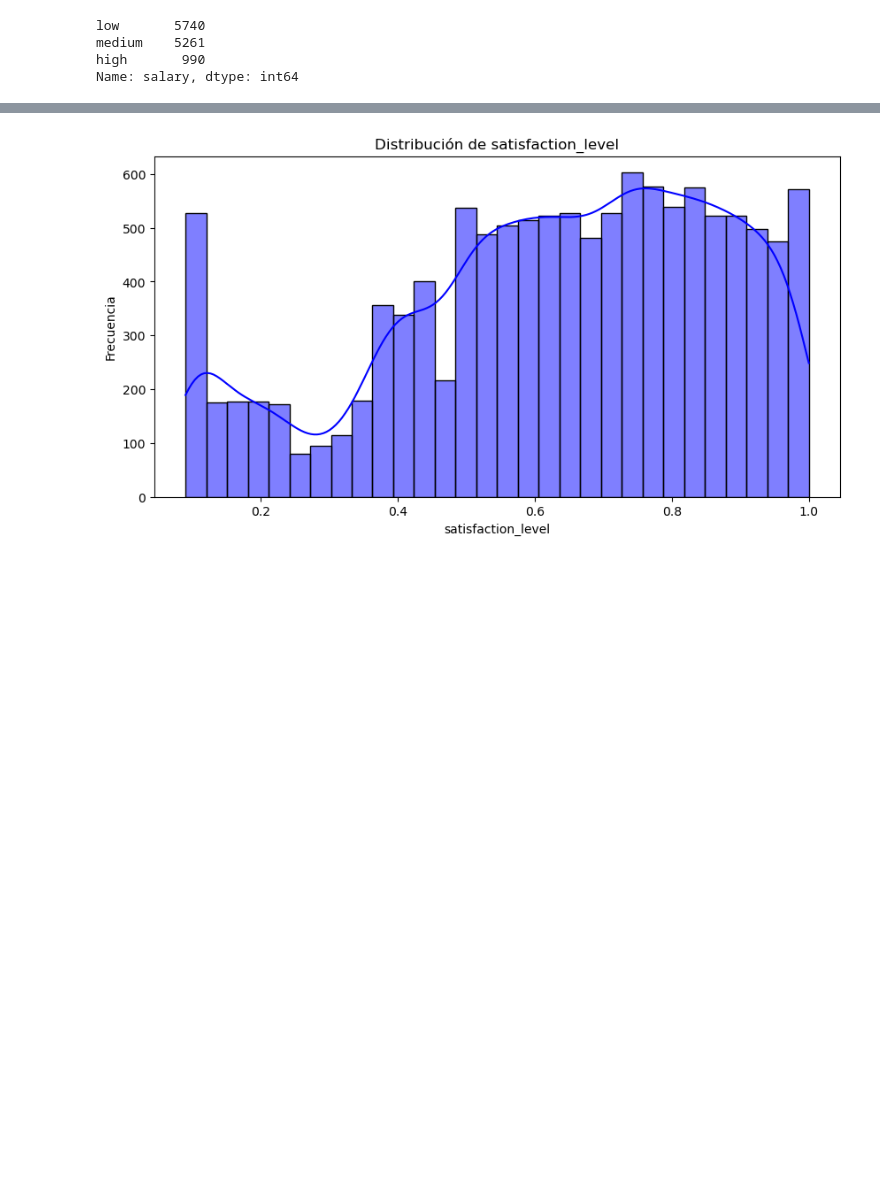
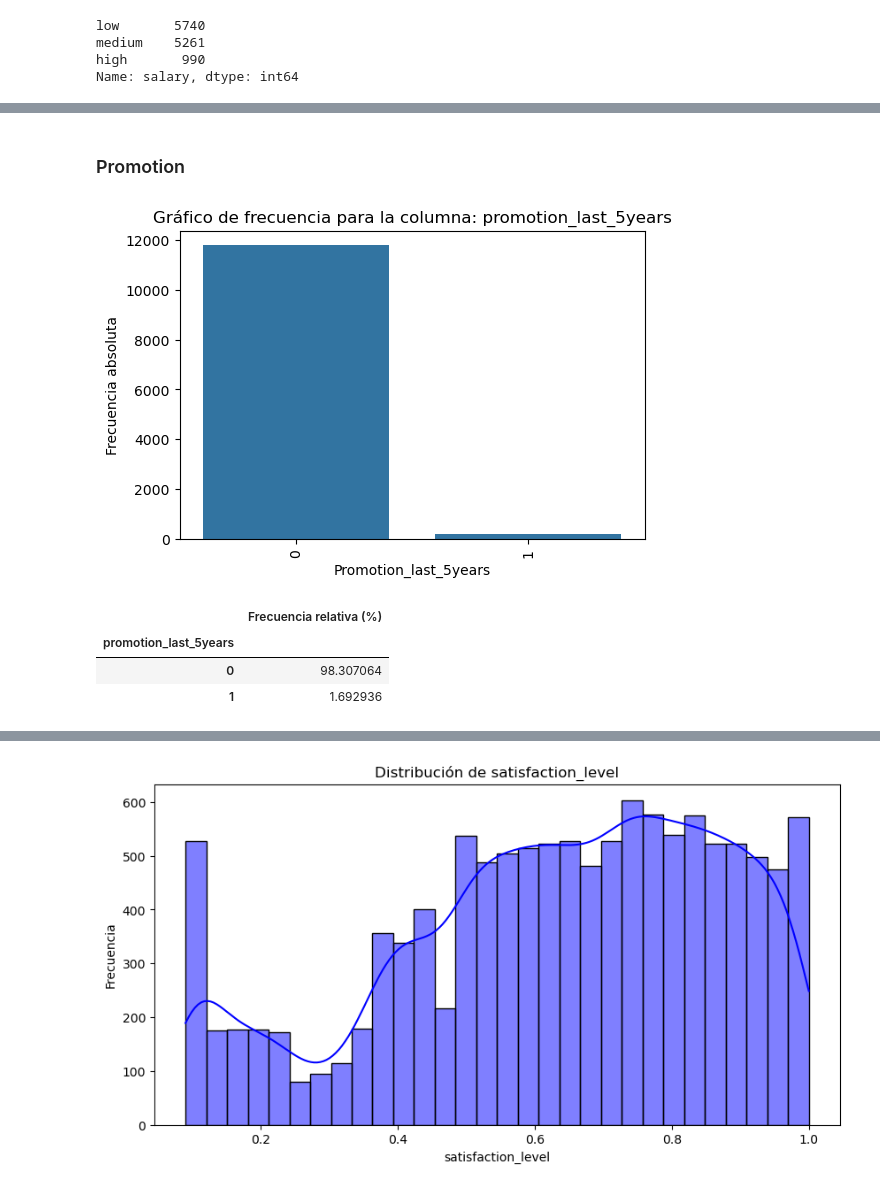
Before and after one commit to LOA395/how_to_prevent_employee_burnout, a Jupyter notebook: main copy.ipynb, the cells around one changed output, grey strips where cells are left out. Cells and saved outputs as stored; diff of their text form; code cells hidden in the pictures; blank space fills up the shorter version.

```diff
--- a/main copy.ipynb
+++ b/main copy.ipynb
@@ -152,0 +233,10 @@ data.corr()
+# %% [markdown]
+### Promotion
+# %%
+eda_uni_cat(data, 'promotion_last_5years')
+# %% [output]
+[figure, added]
+|  | Frecuencia relativa (%) |
+| promotion_last_5years |  |
+| 0 | 98.307064 |
+| 1 | 1.692936 |
```
Also changed, not shown: parts of 15 cells of this notebook, 1 other file.
